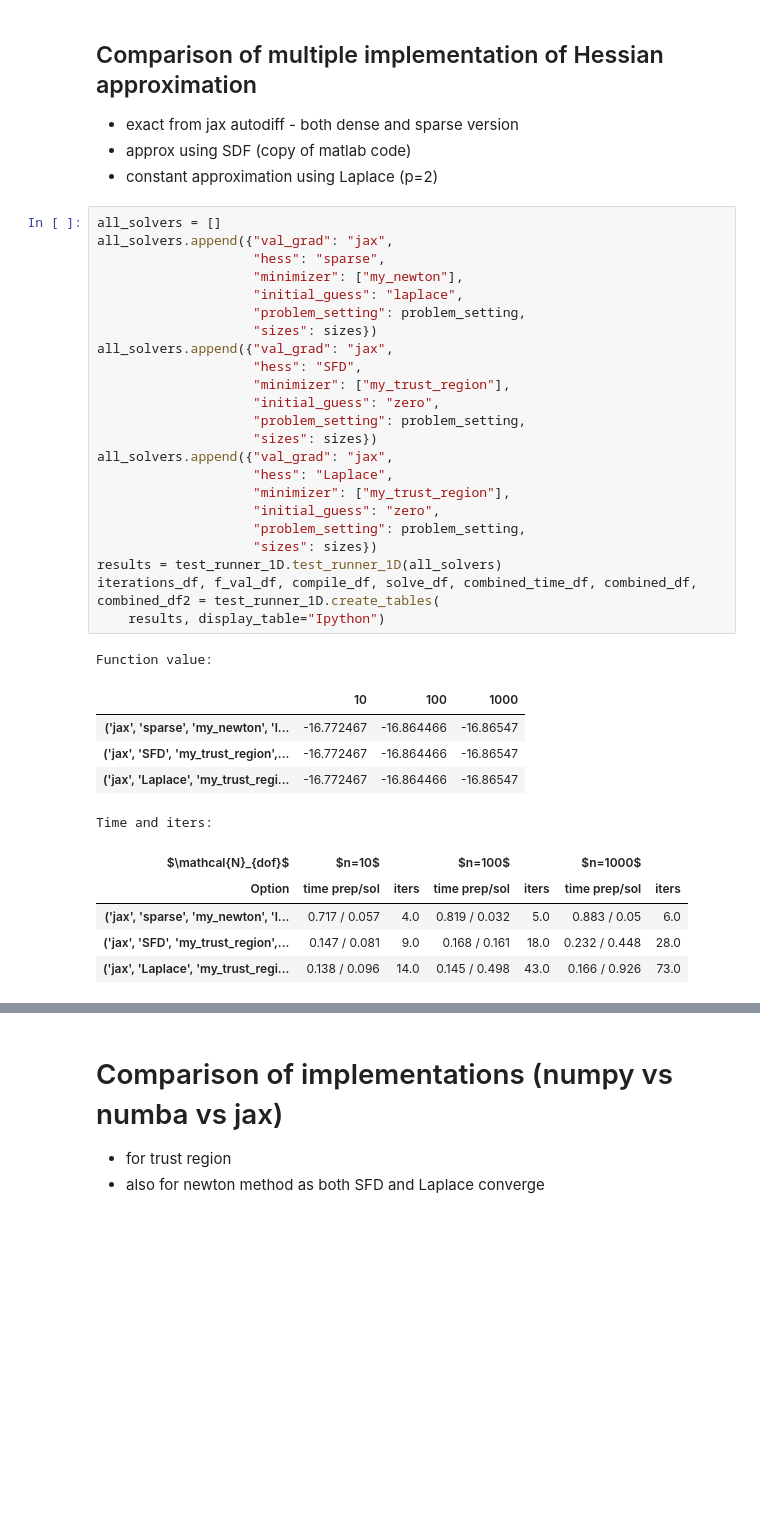
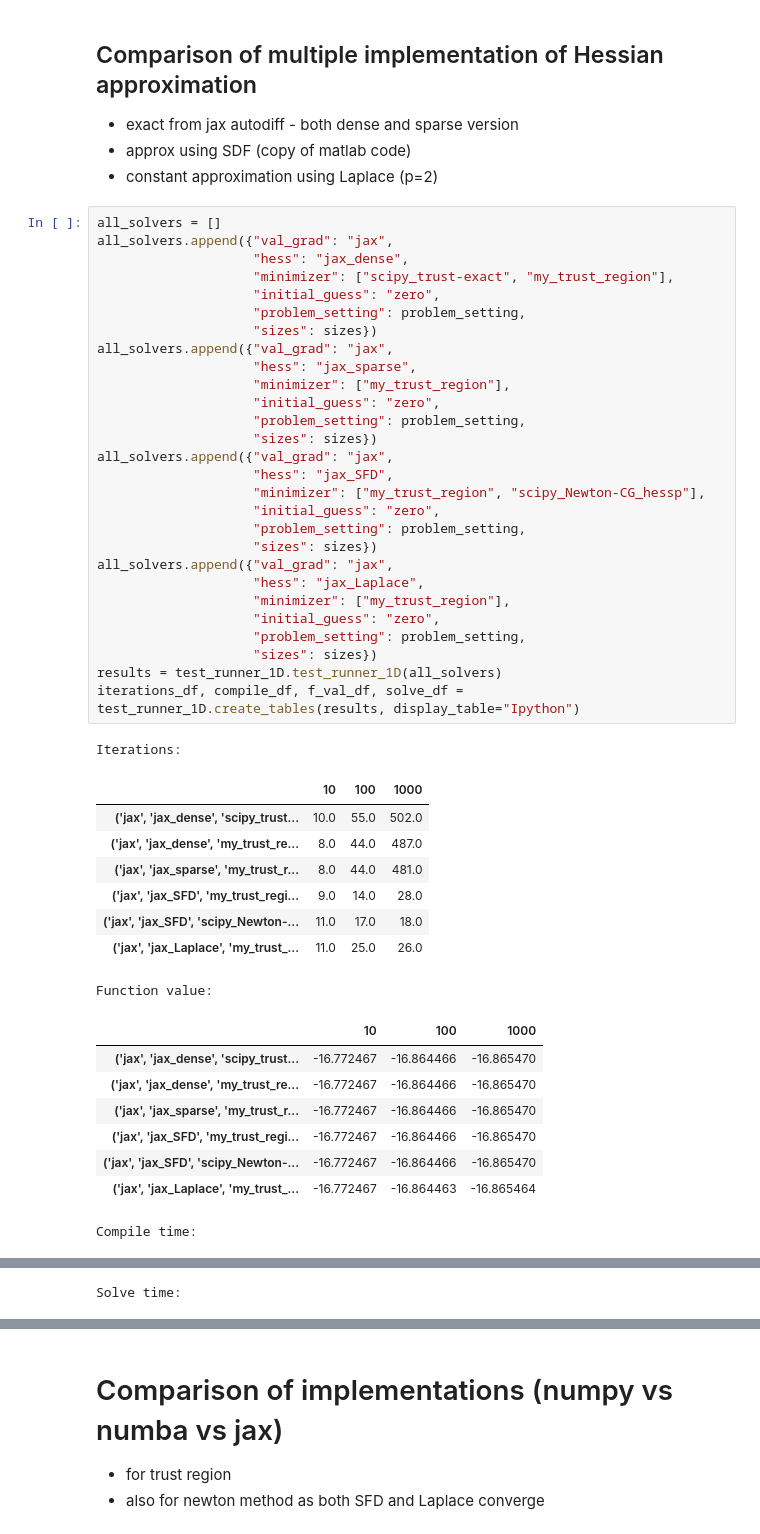
Before and after one commit to Beremi/pLaplace, a Jupyter notebook: run_tests_1D.ipynb, the cells around one changed output, grey strips where cells are left out. Saved outputs shown, nothing was run; the diff lists cells and outputs as text; blank space fills up the shorter version.

```diff
--- a/run_tests_1D.ipynb
+++ b/run_tests_1D.ipynb
@@ -202,35 +156,46 @@ Time and iters:
 # %%
 all_solvers = []
 all_solvers.append({"val_grad": "jax",
-                    "hess": "sparse",
-                    "minimizer": ["my_newton"],
-                    "initial_guess": "laplace",
+                    "hess": "jax_dense",
+                    "minimizer": ["scipy_trust-exact", "my_trust_region"],
+                    "initial_guess": "zero",
                     "problem_setting": problem_setting,
                     "sizes": sizes})
 all_solvers.append({"val_grad": "jax",
-                    "hess": "SFD",
+                    "hess": "jax_sparse",
                     "minimizer": ["my_trust_region"],
                     "initial_guess": "zero",
                     "problem_setting": problem_setting,
                     "sizes": sizes})
 all_solvers.append({"val_grad": "jax",
-                    "hess": "Laplace",
+                    "hess": "jax_SFD",
+                    "minimizer": ["my_trust_region", "scipy_Newton-CG_hessp"],
+                    "initial_guess": "zero",
+                    "problem_setting": problem_setting,
+                    "sizes": sizes})
+all_solvers.append({"val_grad": "jax",
+                    "hess": "jax_Laplace",
                     "minimizer": ["my_trust_region"],
                     "initial_guess": "zero",
                     "problem_setting": problem_setting,
                     "sizes": sizes})
 results = test_runner_1D.test_runner_1D(all_solvers)
-iterations_df, f_val_df, compile_df, solve_df, combined_time_df, combined_df, combined_df2 = test_runner_1D.create_tables(
-    results, display_table="Ipython")
+iterations_df, compile_df, f_val_df, solve_df = test_runner_1D.create_tables(results, display_table="Ipython")
 # %% [output]
-Function value:
+Iterations:
 |  | 10 | 100 | 1000 |
-| ('jax', 'sparse', 'my_newton', 'l... | -16.772467 | -16.864466 | -16.86547 |
-| ('jax', 'SFD', 'my_trust_region',... | -16.772467 | -16.864466 | -16.86547 |
-| ('jax', 'Laplace', 'my_trust_regi... | -16.772467 | -16.864466 | -16.86547 |
+| ('jax', 'jax_dense', 'scipy_trust... | 10.0 | 55.0 | 502.0 |
+| ('jax', 'jax_dense', 'my_trust_re... | 8.0 | 44.0 | 487.0 |
+| ('jax', 'jax_sparse', 'my_trust_r... | 8.0 | 44.0 | 481.0 |
+| ('jax', 'jax_SFD', 'my_trust_regi... | 9.0 | 14.0 | 28.0 |
+| ('jax', 'jax_SFD', 'scipy_Newton-... | 11.0 | 17.0 | 18.0 |
+| ('jax', 'jax_Laplace', 'my_trust_... | 11.0 | 25.0 | 26.0 |
-Time and iters:
+Function value:
-| $\mathcal{N}_{dof}$ | $n=10$ |  | $n=100$ |  | $n=1000$ |  |
-| Option | time prep/sol | iters | time prep/sol | iters | time prep/sol | iters |
-| ('jax', 'sparse', 'my_newton', 'l... | 0.717 / 0.057 | 4.0 | 0.819 / 0.032 | 5.0 | 0.883 / 0.05 | 6.0 |
-| ('jax', 'SFD', 'my_trust_region',... | 0.147 / 0.081 | 9.0 | 0.168 / 0.161 | 18.0 | 0.232 / 0.448 | 28.0 |
-| ('jax', 'Laplace', 'my_trust_regi... | 0.138 / 0.096 | 14.0 | 0.145 / 0.498 | 43.0 | 0.166 / 0.926 | 73.0 |
+|  | 10 | 100 | 1000 |
+| ('jax', 'jax_dense', 'scipy_trust... | -16.772467 | -16.864466 | -16.865470 |
+| ('jax', 'jax_dense', 'my_trust_re... | -16.772467 | -16.864466 | -16.865470 |
+| ('jax', 'jax_sparse', 'my_trust_r... | -16.772467 | -16.864466 | -16.865470 |
+| ('jax', 'jax_SFD', 'my_trust_regi... | -16.772467 | -16.864466 | -16.865470 |
+| ('jax', 'jax_SFD', 'scipy_Newton-... | -16.772467 | -16.864466 | -16.865470 |
+| ('jax', 'jax_Laplace', 'my_trust_... | -16.772467 | -16.864463 | -16.865464 |
+Compile time:
@@ -236,0 +209 @@ Time and iters:
+Solve time:
```
Also changed, not shown: parts of 11 cells of this notebook, 2 other files.
